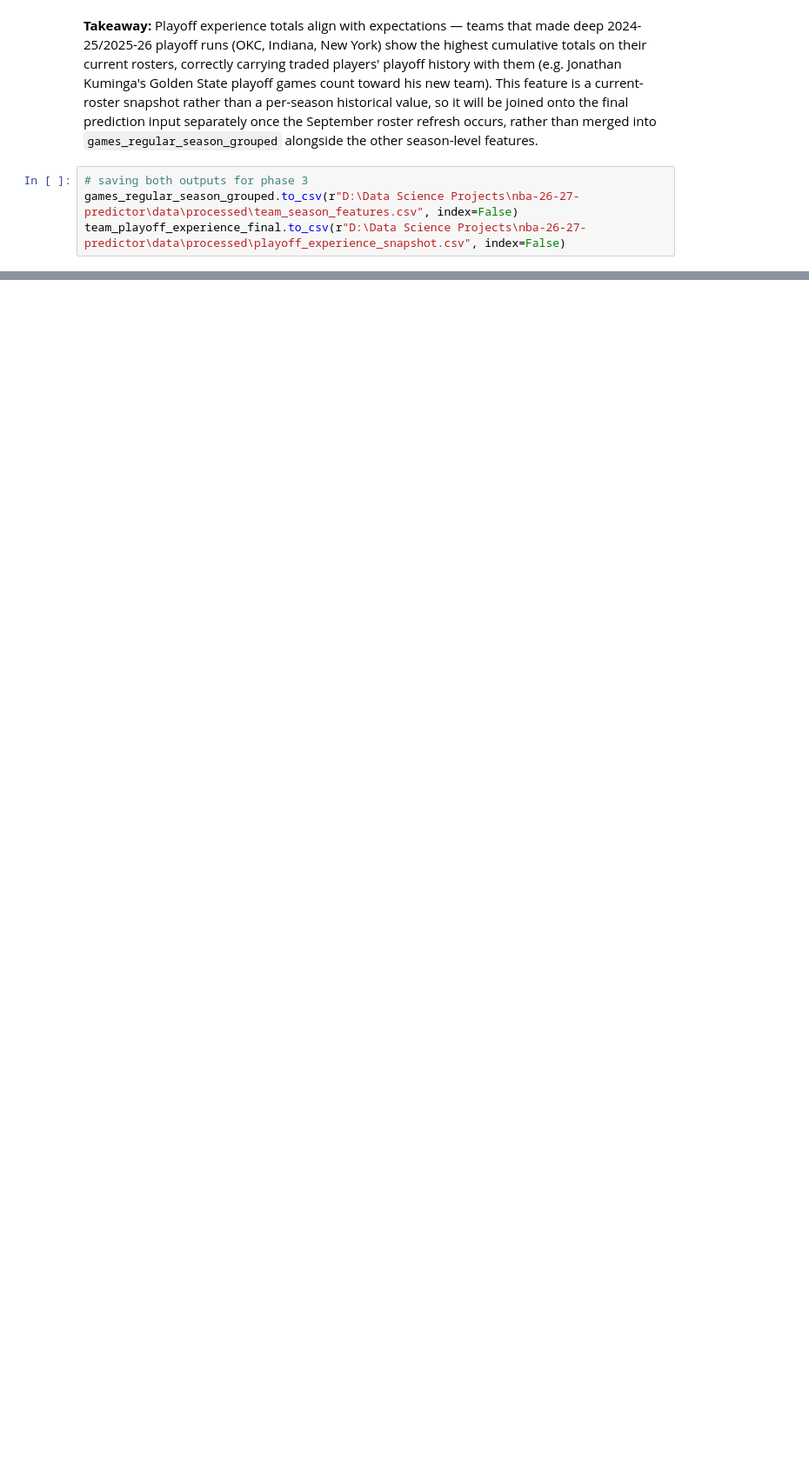
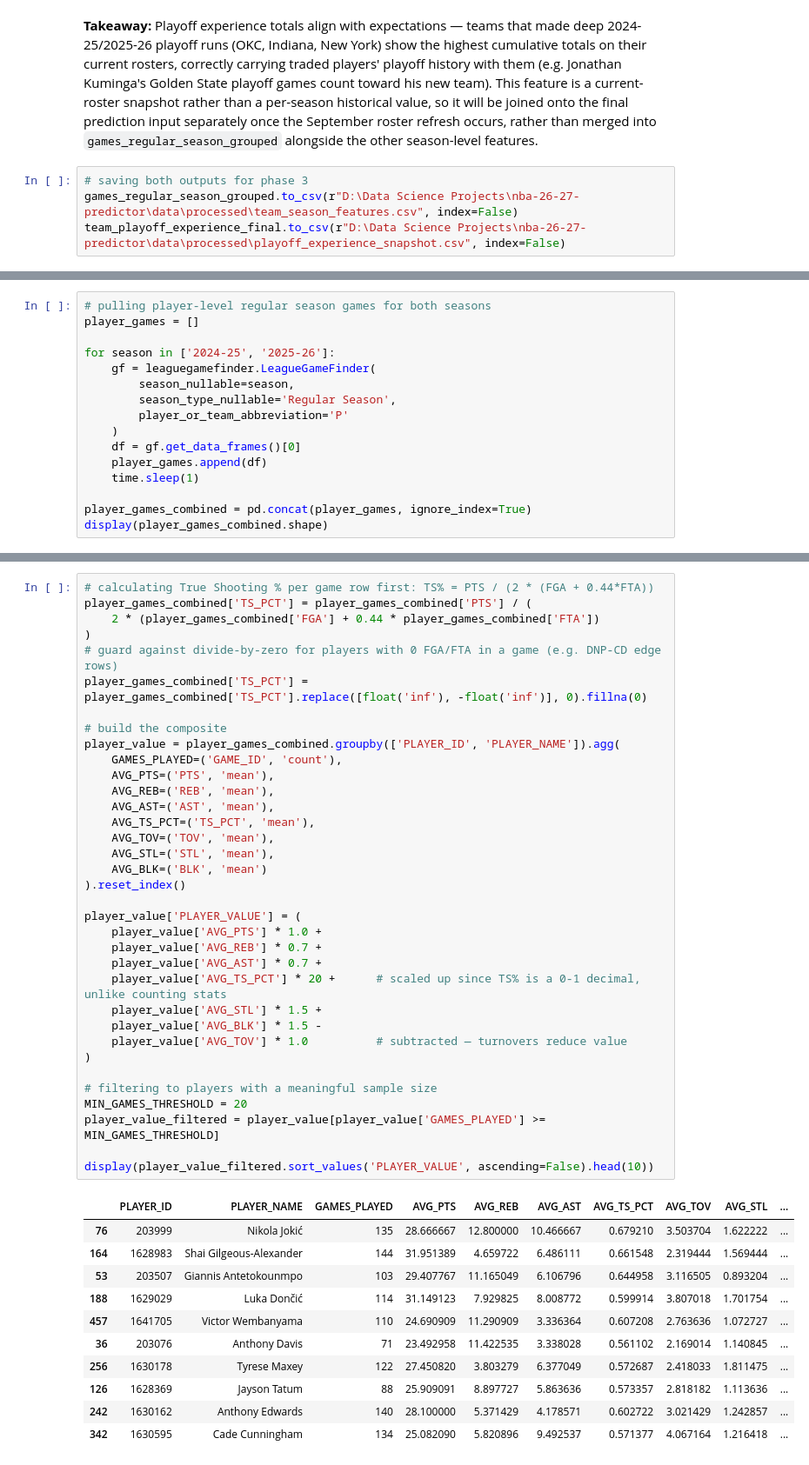
Before and after one commit to lianlianliann/nba-26-27-predictor, a Jupyter notebook: notebooks/02_feature_engineering.ipynb, the cells around one changed output, grey strips where cells are left out. Shown at 87% size. Drawn from its saved outputs; the diff is of its cells as text; blank space fills up the shorter version.

```diff
--- a/notebooks/02_feature_engineering.ipynb
+++ b/notebooks/02_feature_engineering.ipynb
@@ -665,0 +683,16 @@ team_playoff_experience_final.to_csv(r"D:\Data Science Projects\nba-26-27-predic
+# %%
+# pulling player-level regular season games for both seasons
+player_games = []
+
+for season in ['2024-25', '2025-26']:
+    gf = leaguegamefinder.LeagueGameFinder(
+        season_nullable=season,
+        season_type_nullable='Regular Season',
+        player_or_team_abbreviation='P'
+    )
+    df = gf.get_data_frames()[0]
+    player_games.append(df)
+    time.sleep(1)
+
+player_games_combined = pd.concat(player_games, ignore_index=True)
+display(player_games_combined.shape)
@@ -665,0 +701,47 @@ team_playoff_experience_final.to_csv(r"D:\Data Science Projects\nba-26-27-predic
+# %%
+# calculating True Shooting % per game row first: TS% = PTS / (2 * (FGA + 0.44*FTA))
+player_games_combined['TS_PCT'] = player_games_combined['PTS'] / (
+    2 * (player_games_combined['FGA'] + 0.44 * player_games_combined['FTA'])
+)
+# guard against divide-by-zero for players with 0 FGA/FTA in a game (e.g. DNP-CD edge rows)
+player_games_combined['TS_PCT'] = player_games_combined['TS_PCT'].replace([float('inf'), -float('inf')], 0).fillna(0)
+
+# build the composite
+player_value = player_games_combined.groupby(['PLAYER_ID', 'PLAYER_NAME']).agg(
+    GAMES_PLAYED=('GAME_ID', 'count'),
+    AVG_PTS=('PTS', 'mean'),
+    AVG_REB=('REB', 'mean'),
+    AVG_AST=('AST', 'mean'),
+    AVG_TS_PCT=('TS_PCT', 'mean'),
+    AVG_TOV=('TOV', 'mean'),
+    AVG_STL=('STL', 'mean'),
+    AVG_BLK=('BLK', 'mean')
+).reset_index()
+
+player_value['PLAYER_VALUE'] = (
+    player_value['AVG_PTS'] * 1.0 +
+    player_value['AVG_REB'] * 0.7 +
+    player_value['AVG_AST'] * 0.7 +
+    player_value['AVG_TS_PCT'] * 20 +      # scaled up since TS% is a 0-1 decimal, unlike counting stats
+    player_value['AVG_STL'] * 1.5 +
+    player_value['AVG_BLK'] * 1.5 -
+    player_value['AVG_TOV'] * 1.0          # subtracted — turnovers reduce value
+)
+
+# filtering to players with a meaningful sample size
+MIN_GAMES_THRESHOLD = 20
+player_value_filtered = player_value[player_value['GAMES_PLAYED'] >= MIN_GAMES_THRESHOLD]
+
+display(player_value_filtered.sort_values('PLAYER_VALUE', ascending=False).head(10))
+# %% [output]
+|  | PLAYER_ID | PLAYER_NAME | GAMES_PLAYED | AVG_PTS | AVG_REB | AVG_AST | AVG_TS_PCT | AVG_TOV | AVG_STL | ... |
+| 76 | 203999 | Nikola Jokić | 135 | 28.666667 | 12.800000 | 10.466667 | 0.679210 | 3.503704 | 1.622222 | ... |
+| 164 | 1628983 | Shai Gilgeous-Alexander | 144 | 31.951389 | 4.659722 | 6.486111 | 0.661548 | 2.319444 | 1.569444 | ... |
+| 53 | 203507 | Giannis Antetokounmpo | 103 | 29.407767 | 11.165049 | 6.106796 | 0.644958 | 3.116505 | 0.893204 | ... |
+| 188 | 1629029 | Luka Dončić | 114 | 31.149123 | 7.929825 | 8.008772 | 0.599914 | 3.807018 | 1.701754 | ... |
+| 457 | 1641705 | Victor Wembanyama | 110 | 24.690909 | 11.290909 | 3.336364 | 0.607208 | 2.763636 | 1.072727 | ... |
+| 36 | 203076 | Anthony Davis | 71 | 23.492958 | 11.422535 | 3.338028 | 0.561102 | 2.169014 | 1.140845 | ... |
+| 256 | 1630178 | Tyrese Maxey | 122 | 27.450820 | 3.803279 | 6.377049 | 0.572687 | 2.418033 | 1.811475 | ... |
+| 126 | 1628369 | Jayson Tatum | 88 | 25.909091 | 8.897727 | 5.863636 | 0.573357 | 2.818182 | 1.113636 | ... |
+| 242 | 1630162 | Anthony Edwards | 140 | 28.100000 | 5.371429 | 4.178571 | 0.602722 | 3.021429 | 1.242857 | ... |
+| 342 | 1630595 | Cade Cunningham | 134 | 25.082090 | 5.820896 | 9.492537 | 0.571377 | 4.067164 | 1.216418 | ... |
```
Also changed, not shown: parts of 10 cells of this notebook, 6 other files.
